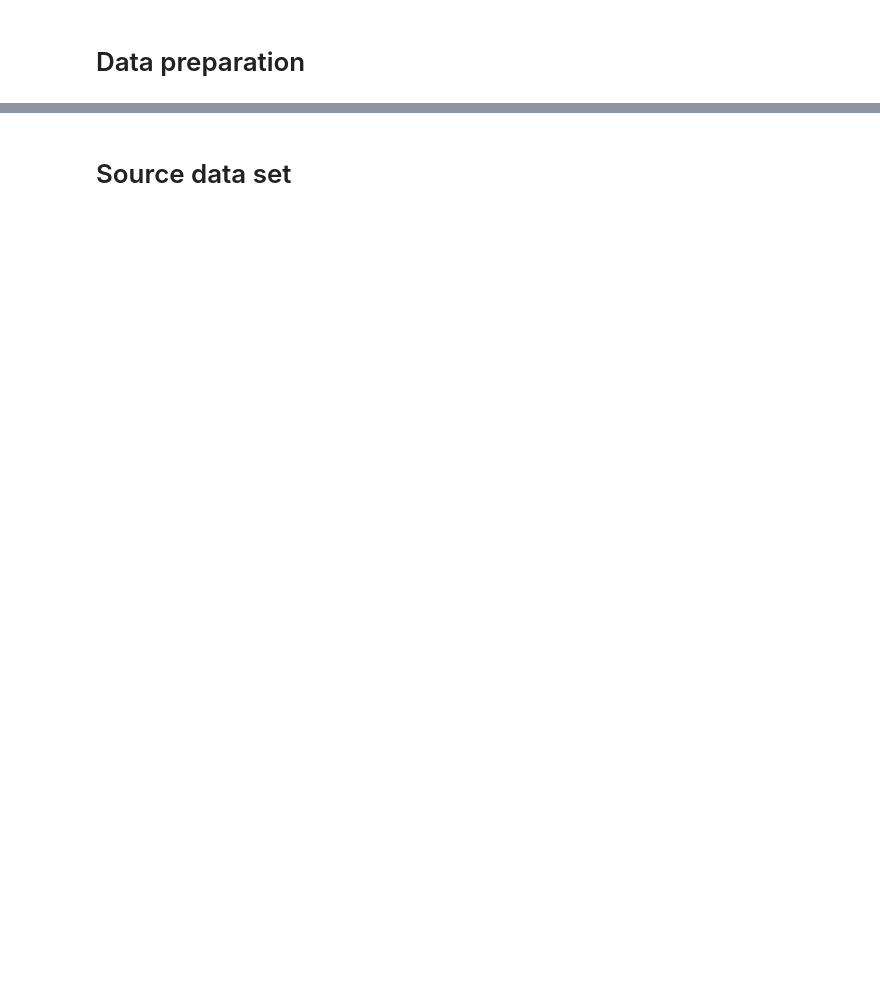
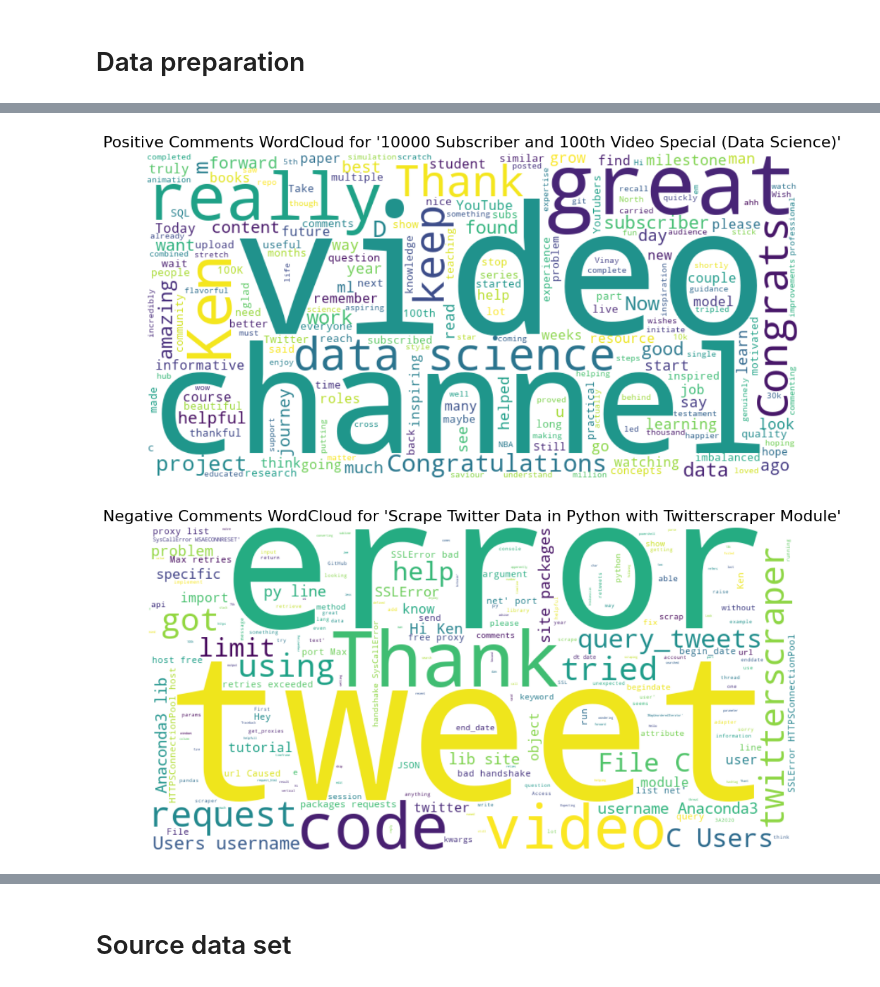
Before and after one commit to livami/bigdata_project2, a Jupyter notebook: Big_Data_Part2.ipynb, the cells around one changed output, grey strips where cells are left out. Cells and saved outputs as stored; diff of their text form; code cells hidden in the pictures; blank space fills up the shorter version.

```diff
--- a/Big_Data_Part2.ipynb
+++ b/Big_Data_Part2.ipynb
@@ -132,0 +358,19 @@ Name: 5, dtype: object
+# %%
+def vader_scores(text):
+    if isinstance(text, str):
+        return analyzer.polarity_scores(text)
+    else:
+        return {"neg": 0, "neu": 0, "pos": 0, "compound": 0}
+
+scores = data2['comment'].apply(vader_scores).apply(pd.Series)
+data3 = pd.concat([data2, scores], axis=1)
+# %%
+def label_sentiment(c):
+    if c >= 0.55:
+        return "positive"
+    elif c <= -0.001:
+        return "negative"
+    else:
+        return "neutral"
+
+data3['sentiment'] = data3['compound'].apply(label_sentiment)
@@ -132,0 +446,44 @@ Name: 5, dtype: object
+# %%
+# wordcloud for one of the videos with the most positive comments
+# What is the wordcloud of the "positive comments" for the video with the most negative comments?
+
+# wordcloud for one of the videos with the most negative comments
+# What is the wordcloud of the "negative comments" for the video with the most negative comments?
+
+from wordcloud import WordCloud
+import matplotlib.pyplot as plt
+
+def generate_wordcloud(text, title):
+    wordcloud = WordCloud(
+        width=800,
+        height=400,
+        background_color='white',
+        colormap='viridis'
+    ).generate(text)
+
+    plt.figure(figsize=(12,6))
+    plt.imshow(wordcloud, interpolation='bilinear')
+    plt.axis('off')
+    plt.title(title, fontsize=16)
+    plt.show()
+
+# wordcloud - positive comments
+most_positive_video = best_video
+positive_comments = data3[
+    (data3['vid_title'] == most_positive_video) &
+    (data3['sentiment'] == 'positive')
+]['comment'].dropna().str.cat(sep=' ')
+
+generate_wordcloud(positive_comments, f"Positive Comments WordCloud for '{most_positive_video}'")
+
+# wordcloud - negative comments
+most_negative_video = worst_video
+negative_comments = data3[
+    (data3['vid_title'] == most_negative_video) &
+    (data3['sentiment'] == 'negative')
+]['comment'].dropna().str.cat(sep=' ')
+
+generate_wordcloud(negative_comments, f"Negative Comments WordCloud for '{most_negative_video}'")
+# %% [output]
+[figure, added]
+[figure, added]
```
Also changed, not shown: parts of 23 cells of this notebook.
